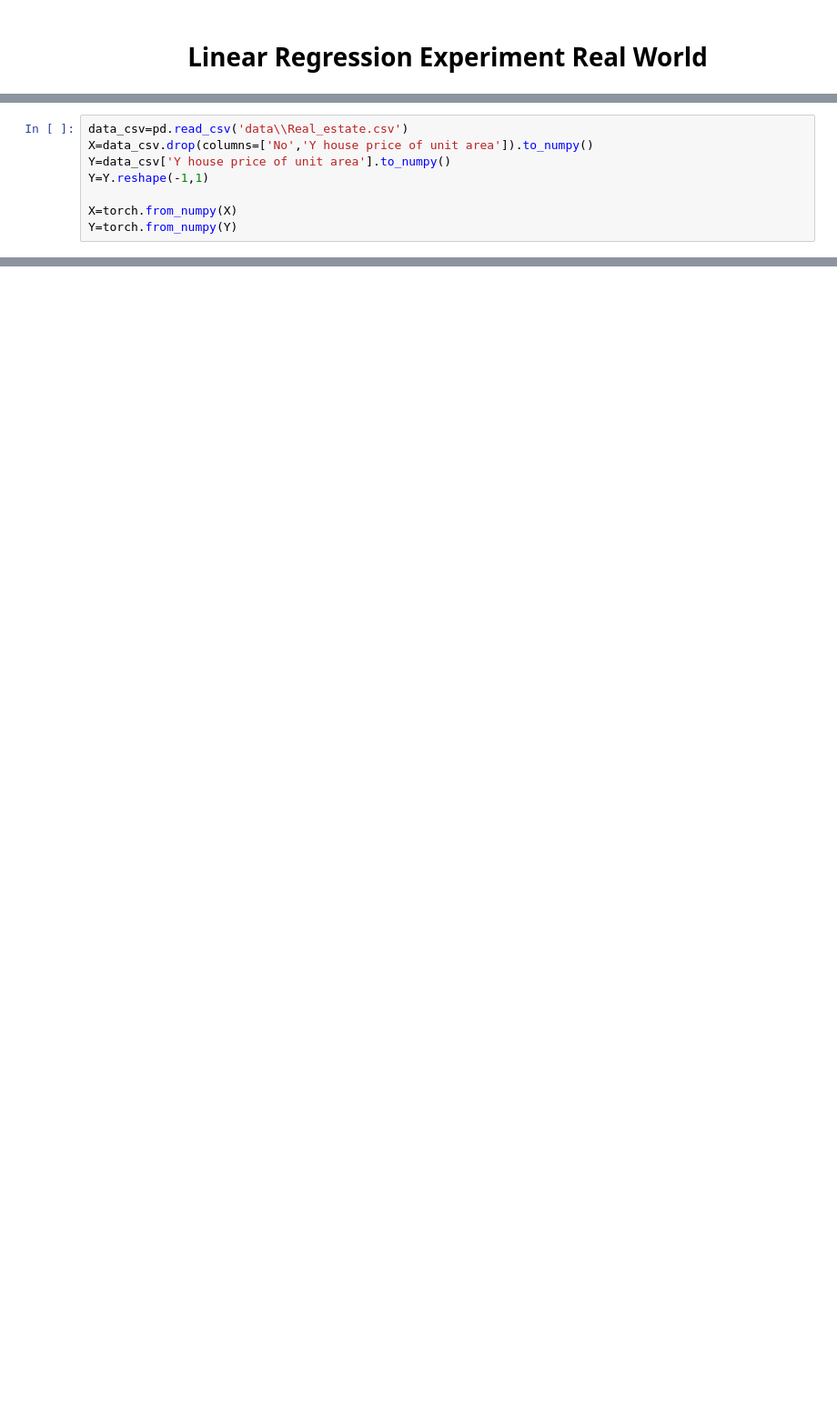
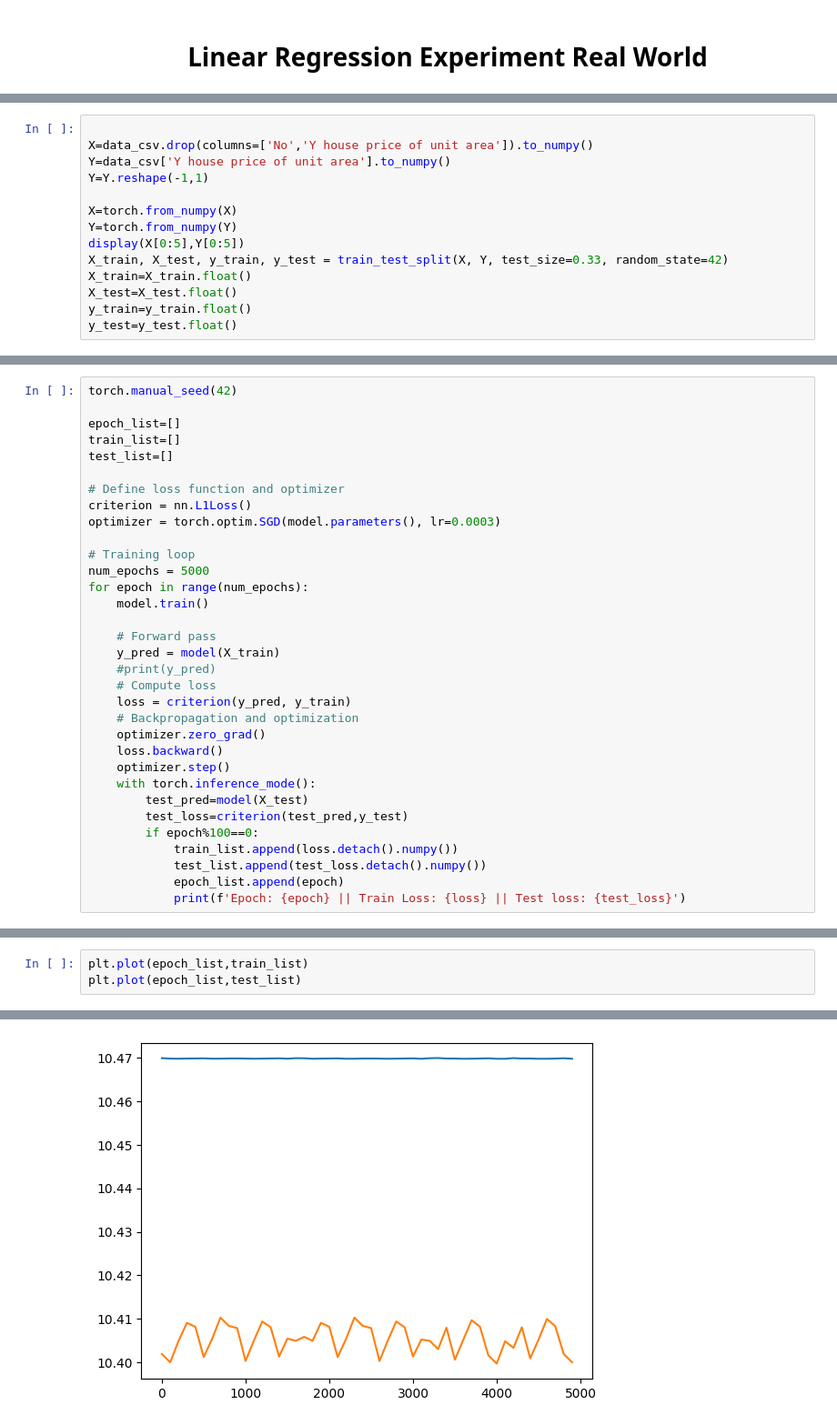
Before and after one commit to Siddhant128-bit/pytorch-learning, a Jupyter notebook: Notebooks/Real_Estate_Linear_Regression_Prediction/Linear_Regression_Experiments.ipynb, the cells around one changed output, grey strips where cells are left out. Shown at 91% size. Cells and saved outputs as stored; diff of their text form; blank space fills up the shorter version.

```diff
--- a/Notebooks/Real_Estate_Linear_Regression_Prediction/Linear_Regression_Experiments.ipynb
+++ b/Notebooks/Real_Estate_Linear_Regression_Prediction/Linear_Regression_Experiments.ipynb
@@ -24,8 +52,14 @@ import matplotlib.pyplot as plt
 # %%
-data_csv=pd.read_csv('data\\Real_estate.csv')
+
 X=data_csv.drop(columns=['No','Y house price of unit area']).to_numpy()
 Y=data_csv['Y house price of unit area'].to_numpy()
 Y=Y.reshape(-1,1)
 
 X=torch.from_numpy(X)
 Y=torch.from_numpy(Y)
+display(X[0:5],Y[0:5])
+X_train, X_test, y_train, y_test = train_test_split(X, Y, test_size=0.33, random_state=42)
+X_train=X_train.float()
+X_test=X_test.float()
+y_train=y_train.float()
+y_test=y_test.float()
@@ -60,0 +106,33 @@ tensor([[ 37.9000],
+# %%
+torch.manual_seed(42)
+
+epoch_list=[]
+train_list=[]
+test_list=[]
+
+# Define loss function and optimizer
+criterion = nn.L1Loss()
+optimizer = torch.optim.SGD(model.parameters(), lr=0.0003)
+
+# Training loop
+num_epochs = 5000
+for epoch in range(num_epochs):
+    model.train()
+
+    # Forward pass
+    y_pred = model(X_train)
+    #print(y_pred)
+    # Compute loss
+    loss = criterion(y_pred, y_train)
+    # Backpropagation and optimization
+    optimizer.zero_grad()
+    loss.backward()
+    optimizer.step()
+    with torch.inference_mode():
+        test_pred=model(X_test)
+        test_loss=criterion(test_pred,y_test)
+        if epoch%100==0:
+            train_list.append(loss.detach().numpy())
+            test_list.append(test_loss.detach().numpy())
+            epoch_list.append(epoch)
+            print(f'Epoch: {epoch} || Train Loss: {loss} || Test loss: {test_loss}')
@@ -60,0 +157,4 @@ tensor([[ 37.9000],
+# %%
+plt.plot(epoch_list,train_list)
+plt.plot(epoch_list,test_list)
+# %% [output]
@@ -60,0 +162 @@ tensor([[ 37.9000],
+[figure, added]
```
Also changed, not shown: parts of 15 cells of this notebook.
